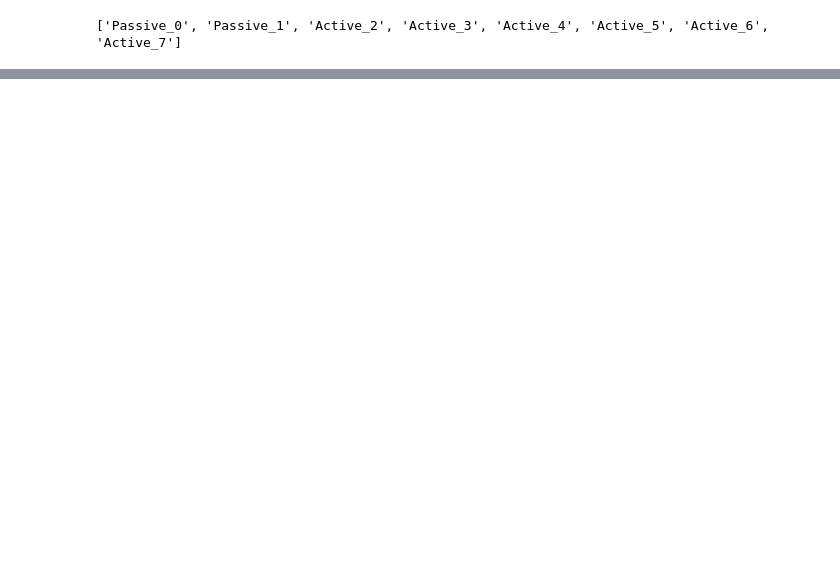
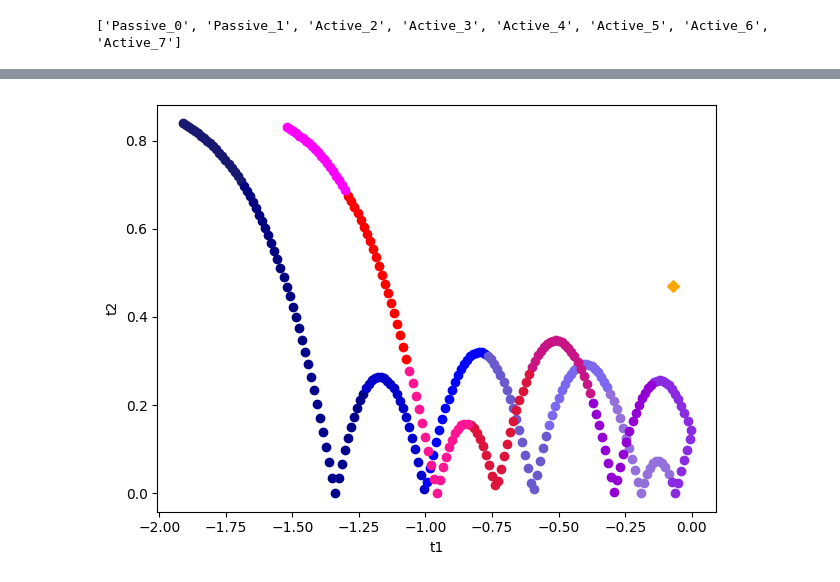
Before and after one commit to Dene-O/MSc_Project, a Jupyter notebook: MSc_project/Project_4/UR_nD_N_Features.ipynb, the cells around one changed output, grey strips where cells are left out. Cells and saved outputs as stored; diff of their text form; code cells hidden in the pictures; blank space fills up the shorter version.

```diff
--- a/MSc_project/Project_4/UR_nD_N_Features.ipynb
+++ b/MSc_project/Project_4/UR_nD_N_Features.ipynb
@@ -289,7 +456,9 @@ acq_data.plot_all()
 # %%
 #acq_data.plot_t1_t2(14)
 # %%
-#acq_data.plot_t1_t2(15)
+acq_data.plot_t1_t2(15)
+# %% [output]
+[figure, added]
 # %%
 #acq_data.plot_t1_t2(16)
 # %%
```
Also changed, not shown: parts of 37 cells of this notebook, 34 other files.
